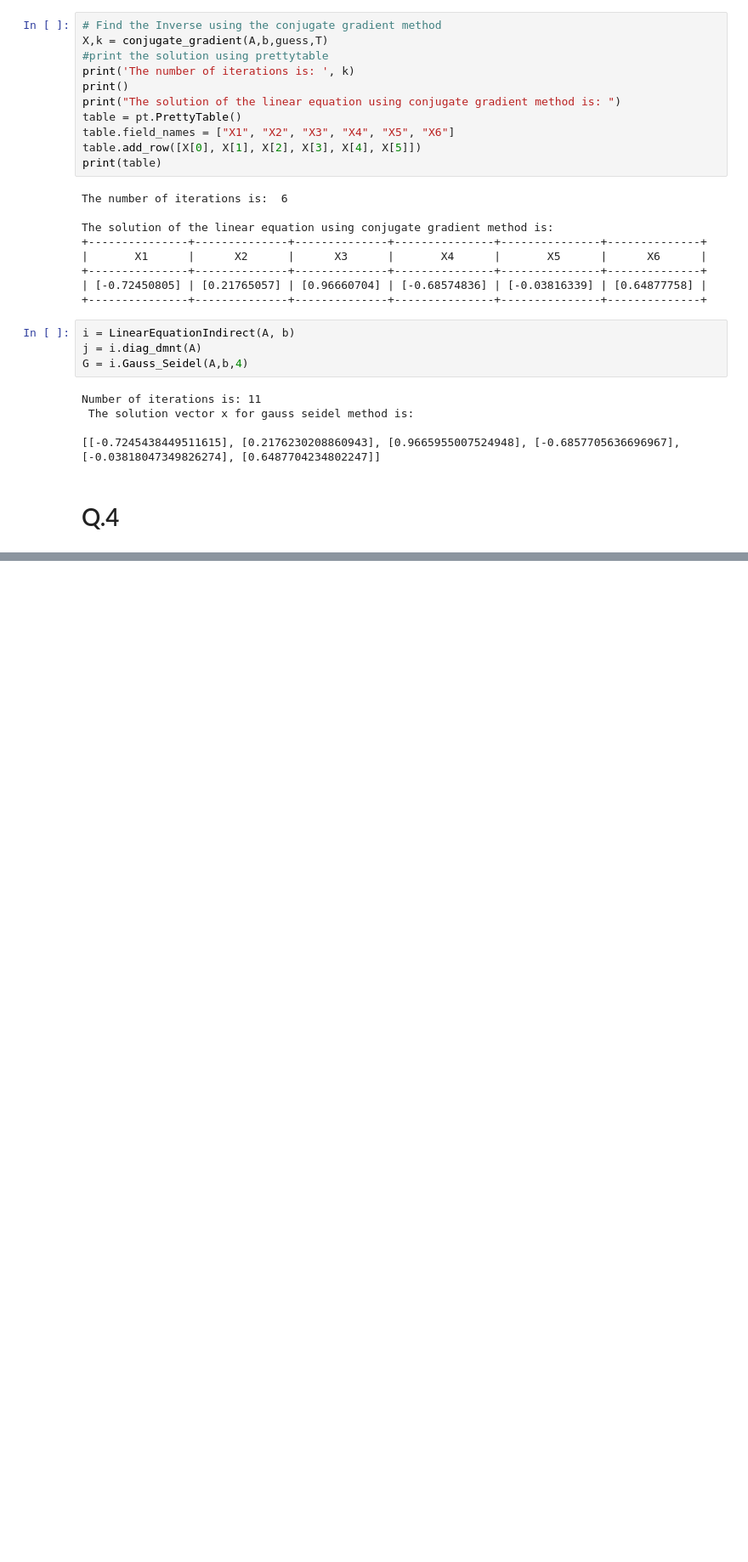
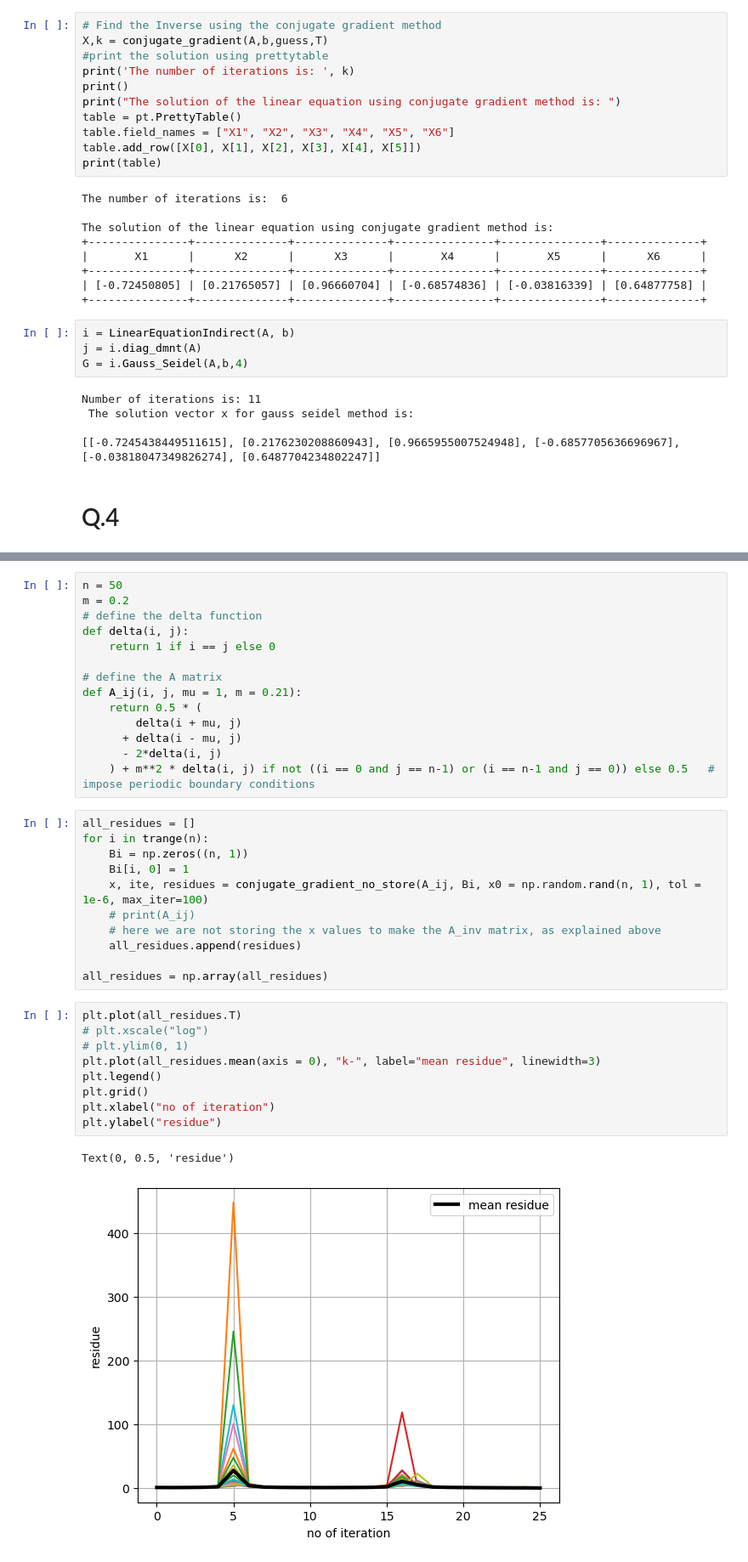
Before and after one commit to jabed-umar/adv-comp-phys, a Jupyter notebook: assign2.ipynb, the cells around one changed output, grey strips where cells are left out. Shown at 85% size. Saved outputs shown, nothing was run; the diff lists cells and outputs as text; blank space fills up the shorter version.

```diff
--- a/assign2.ipynb
+++ b/assign2.ipynb
@@ -139,0 +144,37 @@ Number of iterations is: 11
+# %%
+n = 50
+m = 0.2
+# define the delta function
+def delta(i, j):
+    return 1 if i == j else 0
+
+# define the A matrix
+def A_ij(i, j, mu = 1, m = 0.21):
+    return 0.5 * (
+        delta(i + mu, j)
+      + delta(i - mu, j)
+      - 2*delta(i, j)
+    ) + m**2 * delta(i, j) if not ((i == 0 and j == n-1) or (i == n-1 and j == 0)) else 0.5   # impose periodic boundary conditions
+# %%
+all_residues = []
+for i in trange(n):
+    Bi = np.zeros((n, 1))
+    Bi[i, 0] = 1
+    x, ite, residues = conjugate_gradient_no_store(A_ij, Bi, x0 = np.random.rand(n, 1), tol = 1e-6, max_iter=100)
+    # print(A_ij)
+    # here we are not storing the x values to make the A_inv matrix, as explained above
+    all_residues.append(residues)
+
+all_residues = np.array(all_residues)
+# %%
+plt.plot(all_residues.T)
+# plt.xscale("log")
+# plt.ylim(0, 1)
+plt.plot(all_residues.mean(axis = 0), "k-", label="mean residue", linewidth=3)
+plt.legend()
+plt.grid()
+plt.xlabel("no of iteration")
+plt.ylabel("residue")
+# %% [output]
+Text(0, 0.5, 'residue')
+[figure, added]
```
Also changed, not shown: parts of 3 cells of this notebook, 1 other file.
